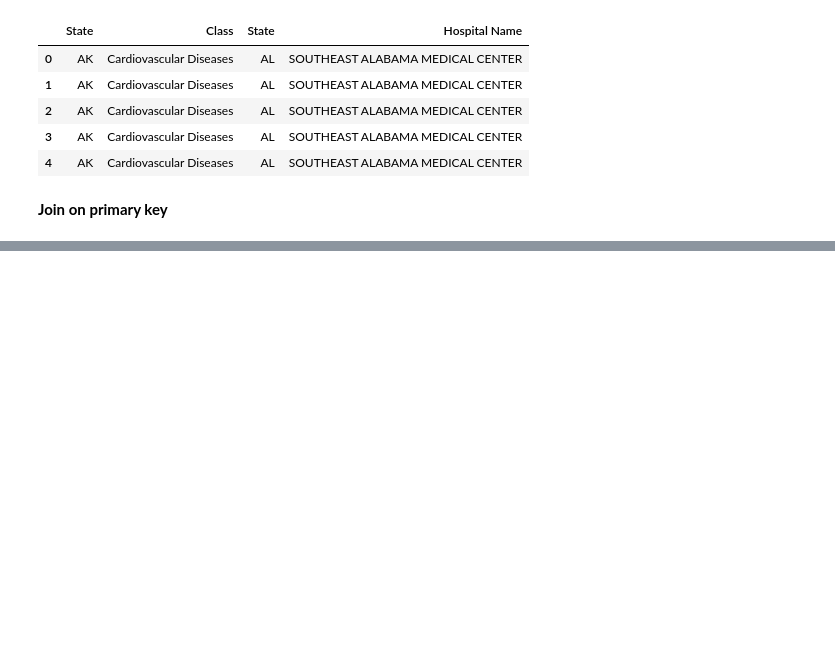
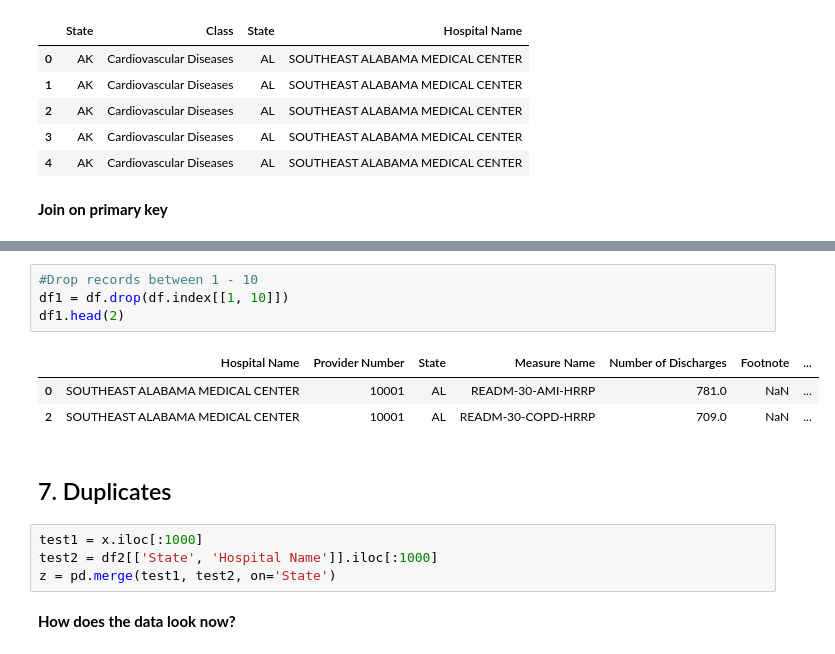
Before and after one commit to 4ram2varma5/SAS_to_Python, a Jupyter notebook: 2_filter_sort_merge_create.ipynb, the cells around one changed output, grey strips where cells are left out. Drawn from its saved outputs; the diff is of its cells as text; blank space fills up the shorter version.

```diff
--- a/2_filter_sort_merge_create.ipynb
+++ b/2_filter_sort_merge_create.ipynb
@@ -397,0 +460,16 @@ z.head()
+# %%
+#Drop records between 1 - 10
+df1 = df.drop(df.index[[1, 10]])
+df1.head(2)
+# %% [output]
+|  | Hospital Name | Provider Number | State | Measure Name | Number of Discharges | Footnote | ... |
+| 0 | SOUTHEAST ALABAMA MEDICAL CENTER | 10001 | AL | READM-30-AMI-HRRP | 781.0 | NaN | ... |
+| 2 | SOUTHEAST ALABAMA MEDICAL CENTER | 10001 | AL | READM-30-COPD-HRRP | 709.0 | NaN | ... |
+# %% [markdown]
+## 7. Duplicates
+# %%
+test1 = x.iloc[:1000]
+test2 = df2[['State', 'Hospital Name']].iloc[:1000]
+z = pd.merge(test1, test2, on='State')
+# %% [markdown]
+**How does the data look now?**
```
Also changed, not shown: parts of 23 cells of this notebook, 1 other file.
